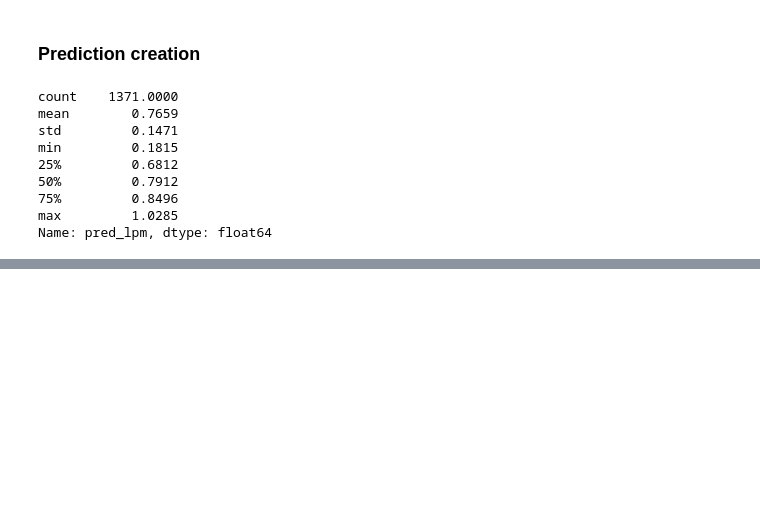
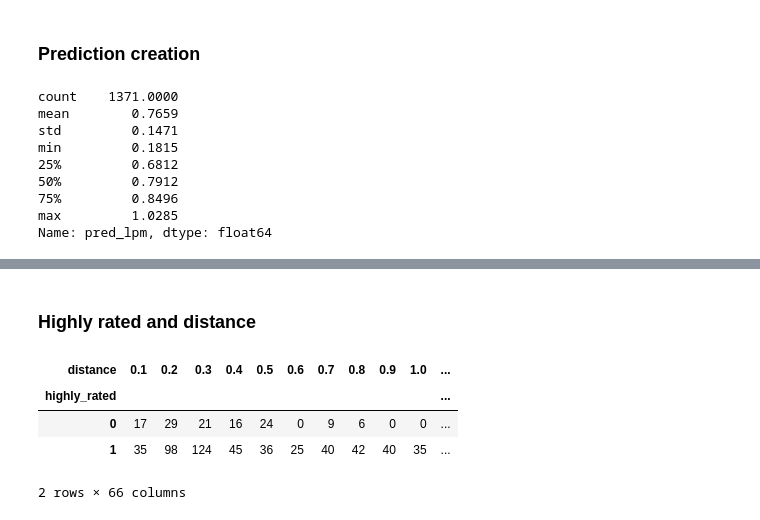
Before and after one commit to Alejandra-savagebriz/DA2, a Jupyter notebook: Assignment2_DA2.ipynb, the cells around one changed output, grey strips where cells are left out. Saved outputs shown, nothing was run; the diff lists cells and outputs as text; code cells hidden in the pictures; blank space fills up the shorter version.

```diff
--- a/Assignment2_DA2.ipynb
+++ b/Assignment2_DA2.ipynb
@@ -923,0 +930,10 @@ Name: pred_lpm, dtype: float64
+# %% [markdown]
+### Highly rated and distance
+# %%
+pd.crosstab(index=hotels["highly_rated"], columns=hotels["distance"])
+# %% [output]
+| distance | 0.1 | 0.2 | 0.3 | 0.4 | 0.5 | 0.6 | 0.7 | 0.8 | 0.9 | 1.0 | ... |
+| highly_rated |  |  |  |  |  |  |  |  |  |  | ... |
+| 0 | 17 | 29 | 21 | 16 | 24 | 0 | 9 | 6 | 0 | 0 | ... |
+| 1 | 35 | 98 | 124 | 45 | 36 | 25 | 40 | 42 | 40 | 35 | ... |
+2 rows × 66 columns
```
Also changed, not shown: parts of 6 cells of this notebook.
